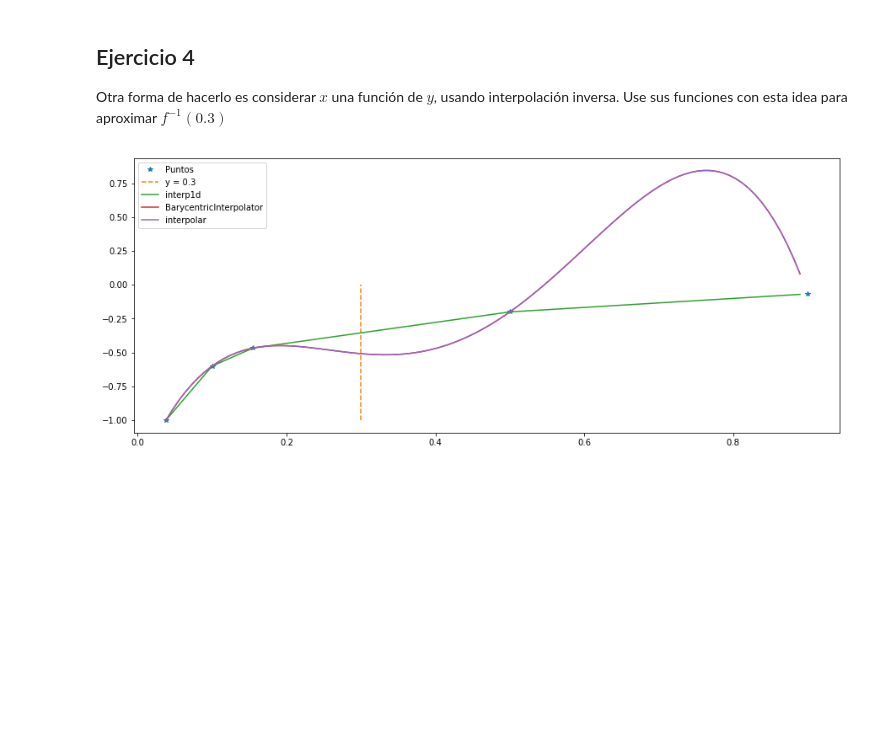
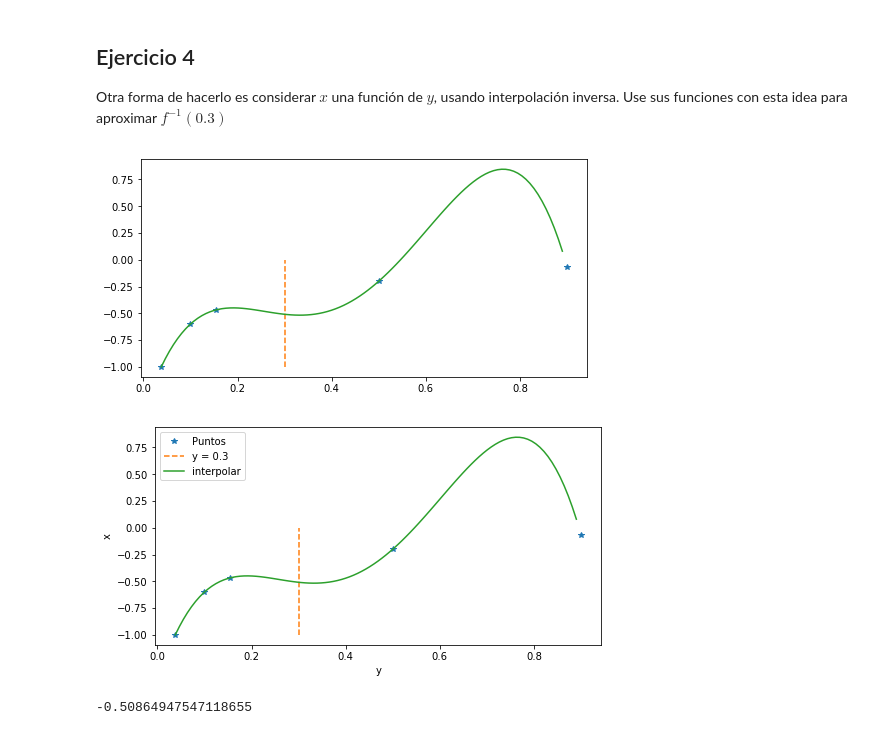
Before and after one commit to sborquez/INF-221-2018-1-, a Jupyter notebook: Tarea1/codigos/tarea1Sandbox.ipynb, the cells around one changed output. Saved outputs shown, nothing was run; the diff lists cells and outputs as text; code cells hidden in the pictures; blank space fills up the shorter version.

```diff
--- a/Tarea1/codigos/tarea1Sandbox.ipynb
+++ b/Tarea1/codigos/tarea1Sandbox.ipynb
@@ -104,26 +143,37 @@ Otra forma de hacerlo es considerar $x$ una función de $y$, usando interpolaci
 # %%
 invf_baricentric = interpolate.BarycentricInterpolator(Y, X)
 invf_interp1d = interpolate.interp1d(Y, X)
 invf = interpolar
 
 #Interpolarcion
 nY = np.linspace(0.0381,0.89,num=100)
 # Interpolation 1d
 nX = np.array([invf_interp1d(y) for y in nY if y not in Y])
 # Interpolation baricentric
 lX = np.array([invf_baricentric(y) for y in nY if y not in Y])
 # Interpolation
 pX = np.array([invf(y, Y, X) for y in nY if y not in Y])
+#pX = np.array([Eval(coef(Y, X), Y, y) for y in nY if y not in Y])
 
 
 #Vertical Line
 mX = np.linspace(-1,0,num=100)
 mY = np.ones(mX.shape) * 0.3
 
 
-plt.figure(figsize=(15, 6))
-plt.plot(Y,X, "*",mY, mX, "--",nY, nX, "-", nY, lX, nY, pX)
-plt.legend(["Puntos", "y = 0.3", "interp1d", "BarycentricInterpolator", "interpolar"])
+plt.figure(figsize=(8, 4))
+#plt.plot(Y,X, "*",mY, mX, "--",nY, nX, "-", nY, lX, nY, pX)
+plt.plot(Y,X, "*",mY, mX, "--", nY, pX)
+#plt.legend(["Puntos", "y = 0.3", "interp1d", "BarycentricInterpolator", "interpolar"])
+plt.xlabel("y")
+plt.ylabel("x")
+plt.legend(["Puntos", "y = 0.3", "interpolar"])
+plt.savefig('interpolacioninversa.png', bbox_inches='tight')
 plt.show()
 # %% [output]
-[figure, old version]
+[figure, new version]
+[figure, added]
+# %%
+invf(0.3, Y,X)
+# %% [output]
+-0.50864947547118655
```
Also changed, not shown: parts of 8 cells of this notebook, 7 other files.
